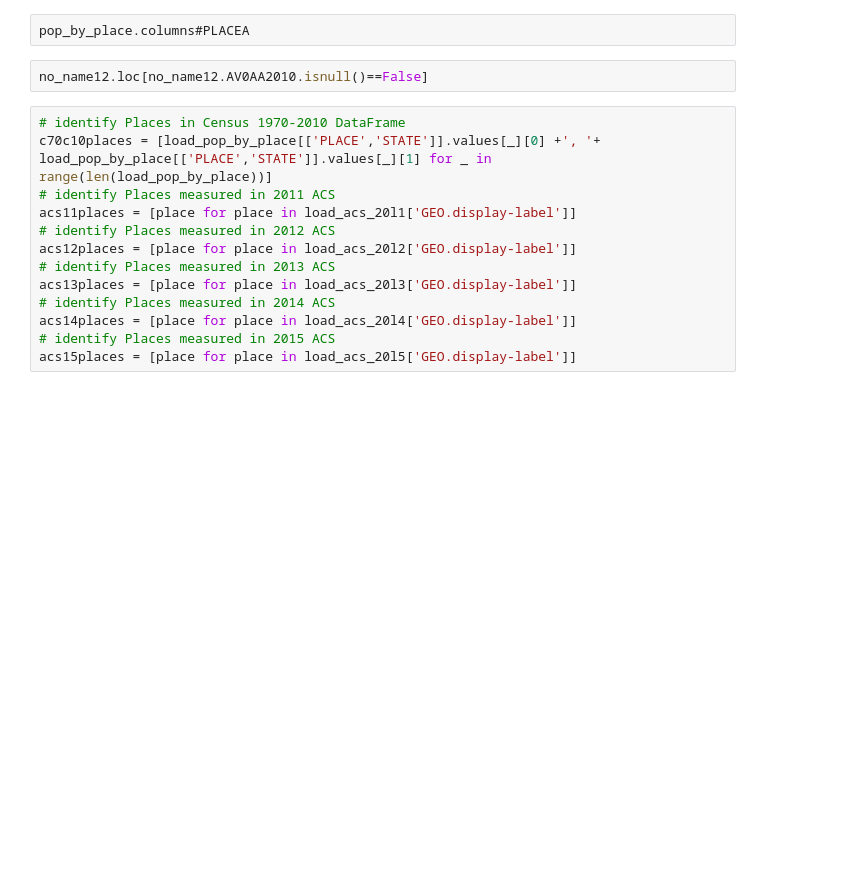
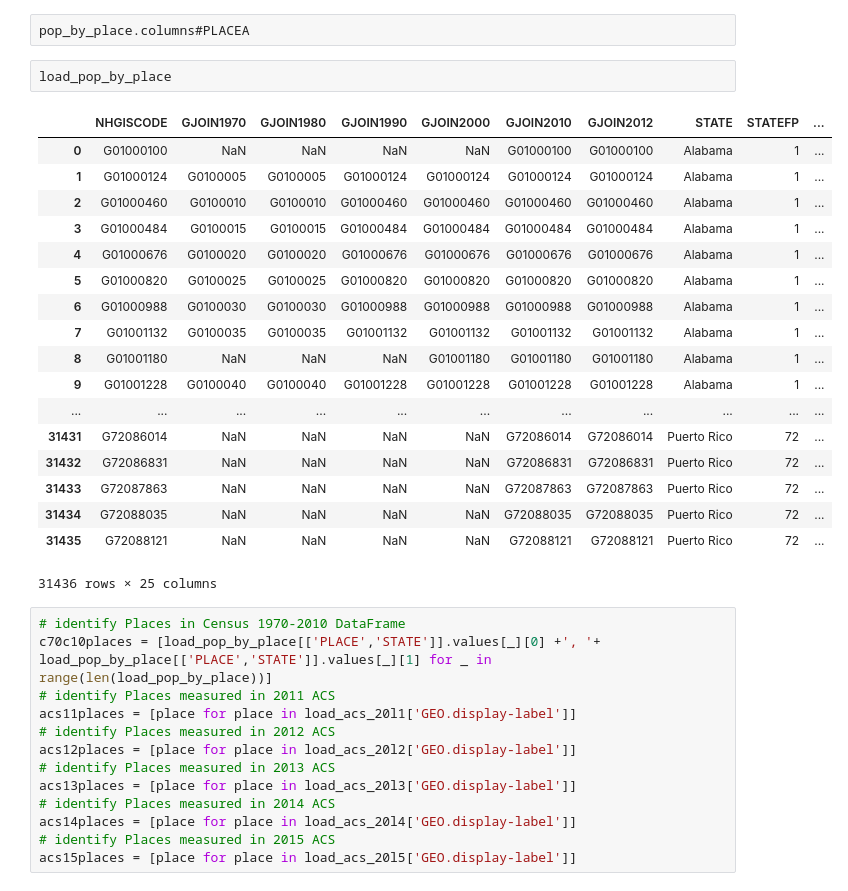
Before and after one commit to gumdropsteve/population_prophet, a Jupyter notebook: exploratory-data-analysis/timeseries/pop_by_place.ipynb, the cells around one changed output. Saved outputs shown, nothing was run; the diff lists cells and outputs as text; blank space fills up the shorter version.

```diff
--- a/exploratory-data-analysis/timeseries/pop_by_place.ipynb
+++ b/exploratory-data-analysis/timeseries/pop_by_place.ipynb
@@ -661,7 +757,26 @@ pop_by_place
 # %%
 pop_by_place.columns#PLACEA
-# %%
-no_name12.loc[no_name12.AV0AA2010.isnull()==False]
+# %%
+load_pop_by_place
+# %% [output]
+|  | NHGISCODE | GJOIN1970 | GJOIN1980 | GJOIN1990 | GJOIN2000 | GJOIN2010 | GJOIN2012 | STATE | STATEFP | ... |
+| 0 | G01000100 | NaN | NaN | NaN | NaN | G01000100 | G01000100 | Alabama | 1 | ... |
+| 1 | G01000124 | G0100005 | G0100005 | G01000124 | G01000124 | G01000124 | G01000124 | Alabama | 1 | ... |
+| 2 | G01000460 | G0100010 | G0100010 | G01000460 | G01000460 | G01000460 | G01000460 | Alabama | 1 | ... |
+| 3 | G01000484 | G0100015 | G0100015 | G01000484 | G01000484 | G01000484 | G01000484 | Alabama | 1 | ... |
+| 4 | G01000676 | G0100020 | G0100020 | G01000676 | G01000676 | G01000676 | G01000676 | Alabama | 1 | ... |
+| 5 | G01000820 | G0100025 | G0100025 | G01000820 | G01000820 | G01000820 | G01000820 | Alabama | 1 | ... |
+| 6 | G01000988 | G0100030 | G0100030 | G01000988 | G01000988 | G01000988 | G01000988 | Alabama | 1 | ... |
+| 7 | G01001132 | G0100035 | G0100035 | G01001132 | G01001132 | G01001132 | G01001132 | Alabama | 1 | ... |
+| 8 | G01001180 | NaN | NaN | NaN | G01001180 | G01001180 | G01001180 | Alabama | 1 | ... |
+| 9 | G01001228 | G0100040 | G0100040 | G01001228 | G01001228 | G01001228 | G01001228 | Alabama | 1 | ... |
+| ... | ... | ... | ... | ... | ... | ... | ... | ... | ... | ... |
+| 31431 | G72086014 | NaN | NaN | NaN | NaN | G72086014 | G72086014 | Puerto Rico | 72 | ... |
+| 31432 | G72086831 | NaN | NaN | NaN | NaN | G72086831 | G72086831 | Puerto Rico | 72 | ... |
+| 31433 | G72087863 | NaN | NaN | NaN | NaN | G72087863 | G72087863 | Puerto Rico | 72 | ... |
+| 31434 | G72088035 | NaN | NaN | NaN | NaN | G72088035 | G72088035 | Puerto Rico | 72 | ... |
+| 31435 | G72088121 | NaN | NaN | NaN | NaN | G72088121 | G72088121 | Puerto Rico | 72 | ... |
+31436 rows × 25 columns
 # %%
 # identify Places in Census 1970-2010 DataFrame
 c70c10places = [load_pop_by_place[['PLACE','STATE']].values[_][0] +', '+ load_pop_by_place[['PLACE','STATE']].values[_][1] for _ in range(len(load_pop_by_place))]
```
Also changed, not shown: parts of 5 cells of this notebook.
